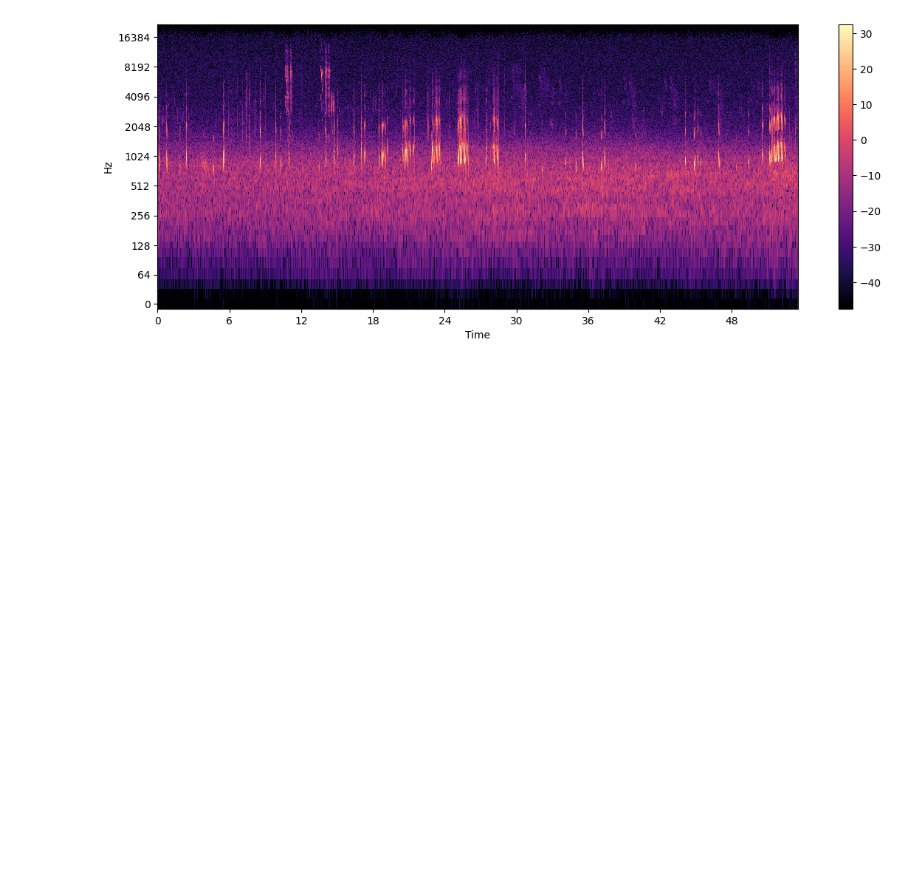
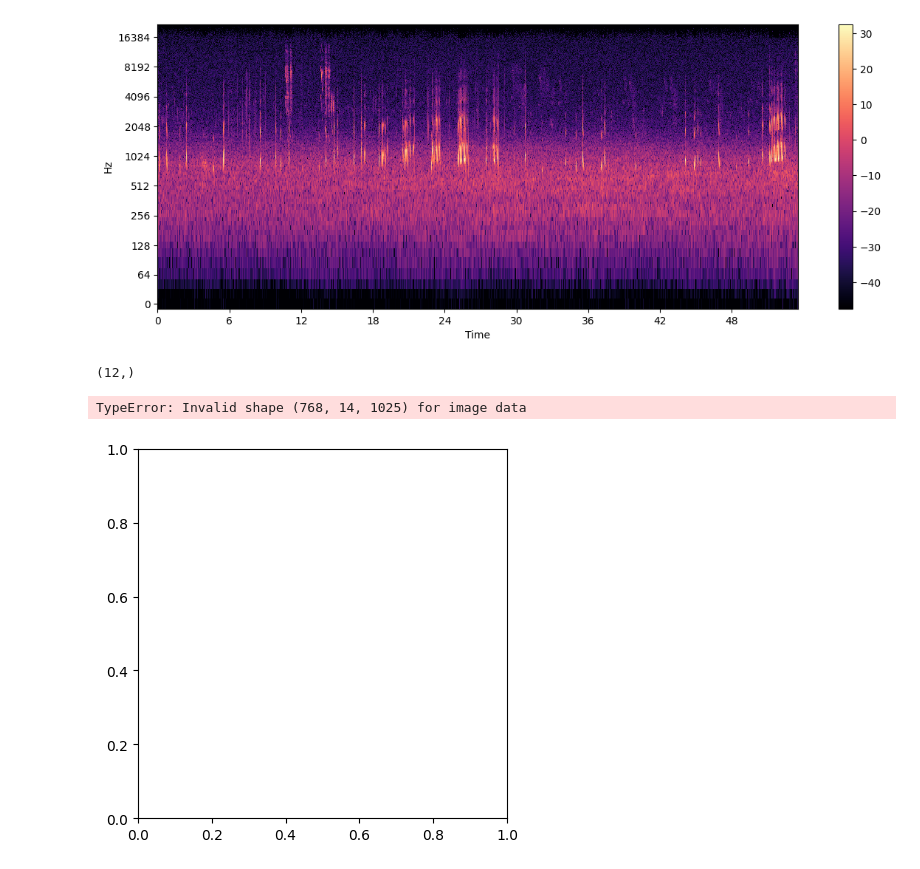
Before and after one commit to niteshprog/Chirping-AI-BERT-Brings-Bird-Species-Recognition-to-Life, a Jupyter notebook: spectogramConverter-v2.0.ipynb, the cells around one changed output. Drawn from its saved outputs; the diff is of its cells as text; code cells hidden in the pictures; blank space fills up the shorter version.

Commit message:
feature extraction

```diff
--- a/spectogramConverter-v2.0.ipynb
+++ b/spectogramConverter-v2.0.ipynb
@@ -38,0 +57,23 @@ plt.colorbar()
+# %%
+bundle = torchaudio.pipelines.WAV2VEC2_ASR_BASE_960H
+# %%
+model = bundle.get_model().to(device)
+# %%
+tens = torch.from_numpy(Xdb)
+# %%
+with torch.inference_mode():
+    features, _  = model.extract_features(tens)
+# %%
+np.asarray(features).shape
+# %% [output]
+(12,)
+# %%
+plt.imshow(features[0].cpu().T, interpolation="nearest")
+plt.title("Classification result")
+plt.xlabel("Frame (time-axis)")
+plt.ylabel("Class")
+plt.show()
+print("Class labels:", bundle.get_labels())
+# %% [output]
+TypeError: Invalid shape (768, 14, 1025) for image data
+[figure, added]
```
Also changed, not shown: parts of 3 cells of this notebook.
